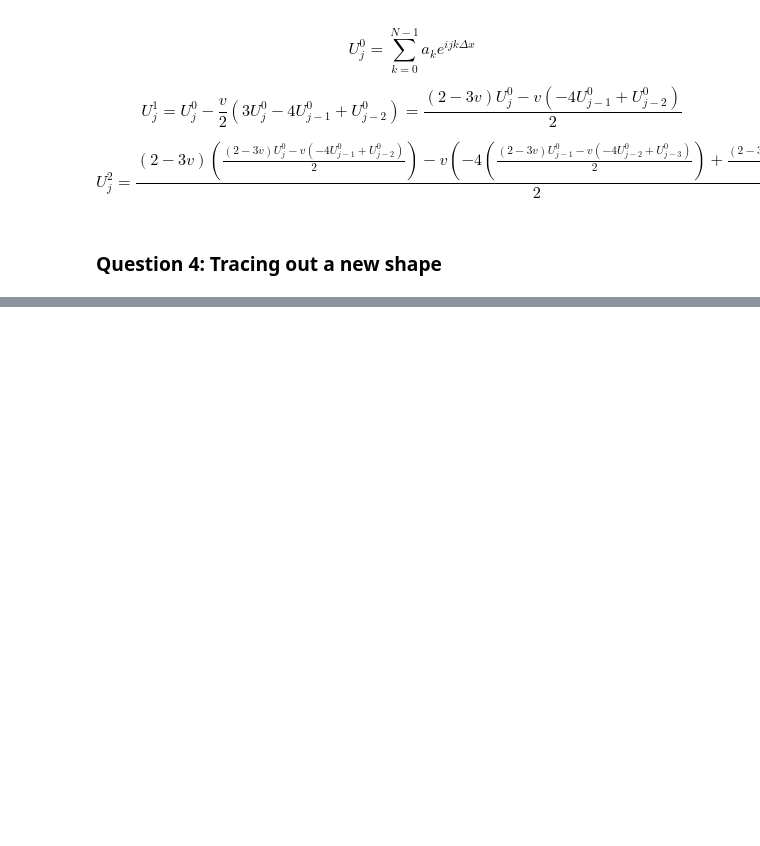
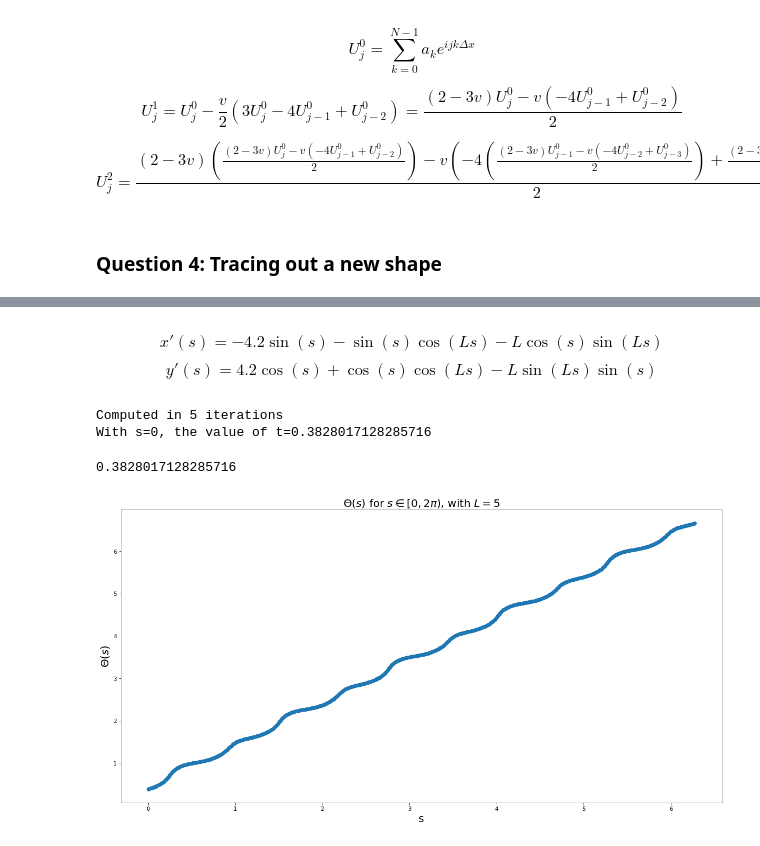
Before and after one commit to jonathanGB/am205, a Jupyter notebook: midterm/AM205_midterm.ipynb, the cells around one changed output, grey strips where cells are left out. Cells and saved outputs as stored; diff of their text form; code cells hidden in the pictures; blank space fills up the shorter version.

```diff
--- a/midterm/AM205_midterm.ipynb
+++ b/midterm/AM205_midterm.ipynb
@@ -439,0 +450,5 @@ $$ U_j^2 = \frac{(2-3v) \left( \frac{(2-3v) U_j^0 - v \left(-4U_{j-1}^0 + U_{j-2
+# %% [markdown]
+
+
+$$ x'(s) = -4.2 \sin(s) - \sin(s)\cos(Ls) - L\cos(s)\sin(Ls) $$
+$$ y'(s) = 4.2 \cos(s) + \cos(s)\cos(Ls) - L\sin(Ls)\sin(s) $$
@@ -439,0 +496,23 @@ $$ U_j^2 = \frac{(2-3v) \left( \frac{(2-3v) U_j^0 - v \left(-4U_{j-1}^0 + U_{j-2
+# %%
+a, b, L = 3/2, 2/3, 5
+compute_theta(a, b, L, 0)
+# %% [output]
+Computed in 5 iterations
+With s=0, the value of t=0.3828017128285716
+0.3828017128285716
+# %%
+h = np.pi/400
+i = 0
+domain_plot_4a = []
+
+while i*h < 2*np.pi:
+    domain_plot_4a.append(i*h)
+    i += 1
+
+plt.figure(figsize=(20,10))
+plt.scatter(domain_plot_4a, [compute_theta(a, b, L, s, v=False) for s in domain_plot_4a])
+plt.title(r"$\Theta(s)$ for $s \in [0, 2\pi)$, with $L=5$", fontsize=20)
+plt.xlabel("s", fontsize=20)
+_ = plt.ylabel(r"$\Theta(s)$", fontsize=20)
+# %% [output]
+[figure, added]
```
Also changed, not shown: parts of 8 cells of this notebook.
